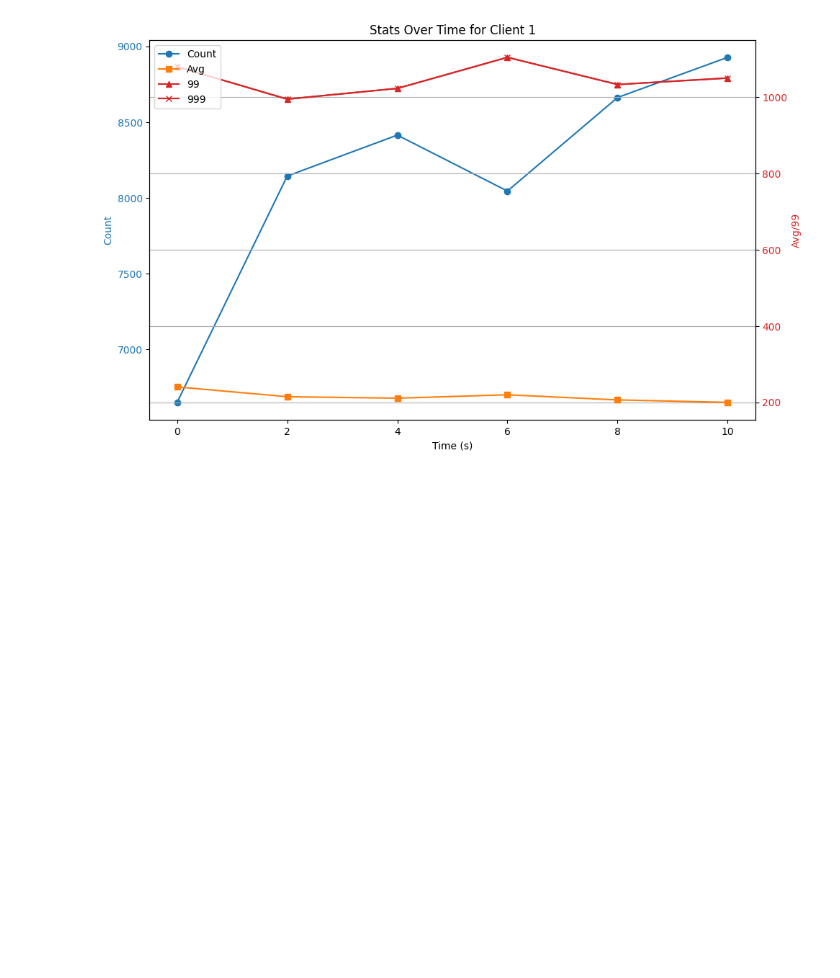
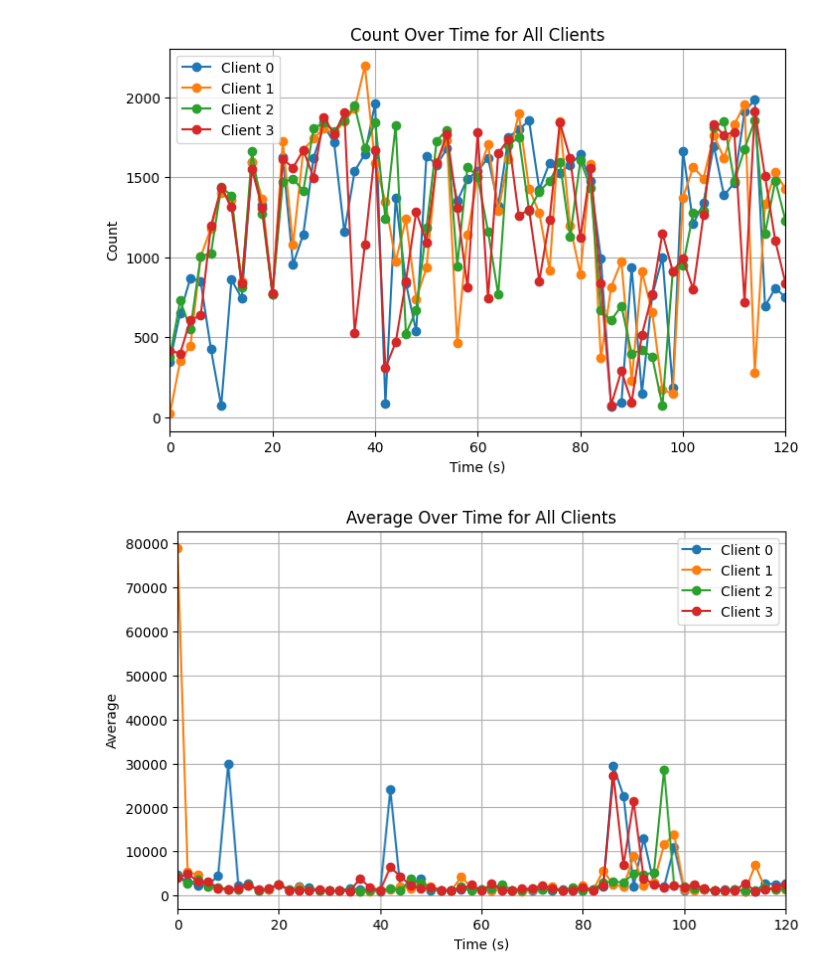
Before and after one commit to tyler-griggs/YCSB-cpp, a Jupyter notebook: analysis.ipynb, the cells around one changed output. Saved outputs shown, nothing was run; the diff lists cells and outputs as text; code cells hidden in the pictures; blank space fills up the shorter version.

Commit message:
client target rates, better plotting

```diff
--- a/analysis.ipynb
+++ b/analysis.ipynb
@@ -160,50 +77,0 @@ with open(input_file_path, 'r') as file:
-# %%
-import matplotlib.pyplot as plt
-
-# Specify which client's data to plot (e.g., '1' for client1)
-client_id_to_plot = '1'
-
-if client_id_to_plot in client_data:
-    # Extract the data for the specified client
-    counts = [int(x) for x in client_data[client_id_to_plot]['Count']]
-    avgs = [float(x) for x in client_data[client_id_to_plot]['Avg']]
-    nines = [float(x) for x in client_data[client_id_to_plot]['99']]
-    nines = [float(x) for x in client_data[client_id_to_plot]['999']]
-
-    # Generate time points (2s intervals)
-    time_points = [2 * i for i in range(len(counts))]
-
-    # Creating the plot
-    fig, ax1 = plt.subplots(figsize=(10, 6))
-
-    # Plotting 'Count' on the primary y-axis
-    color = 'tab:blue'
-    ax1.set_xlabel('Time (s)')
-    ax1.set_ylabel('Count', color=color)
-    ax1.plot(time_points, counts, label='Count', marker='o', color=color)
-    ax1.tick_params(axis='y', labelcolor=color)
-
-    # Creating a second y-axis for 'Avg' and '99'
-    ax2 = ax1.twinx()
-    color = 'tab:red'
-    ax2.set_ylabel('Avg/99', color=color)
-    ax2.plot(time_points, avgs, label='Avg', marker='s', color='tab:orange')
-    ax2.plot(time_points, nines, label='99', marker='^', color=color)
-    ax2.plot(time_points, nines, label='999', marker='x', color=color)
-    ax2.tick_params(axis='y', labelcolor=color)
-
-    # Title and grid
-    fig.tight_layout()
-    plt.title(f'Stats Over Time for Client {client_id_to_plot}')
-    plt.grid(True)
-
-    # Legends
-    lines, labels = ax1.get_legend_handles_labels()
-    lines2, labels2 = ax2.get_legend_handles_labels()
-    ax2.legend(lines + lines2, labels + labels2, loc='upper left')
-
-    plt.show()
-else:
-    print(f"No data found for client {client_id_to_plot}.")
-# %% [output]
-[figure, removed]
@@ -209,0 +178,7 @@ else:
+# %%
+xlim = (0, 120)
+start_time = plot_client_results(xlim)
+plot_rocksdb_events(start_time, xlim)
+# %% [output]
+[figure, added]
+[figure, added]
```
Also changed, not shown: parts of 5 cells of this notebook, 9 other files.
